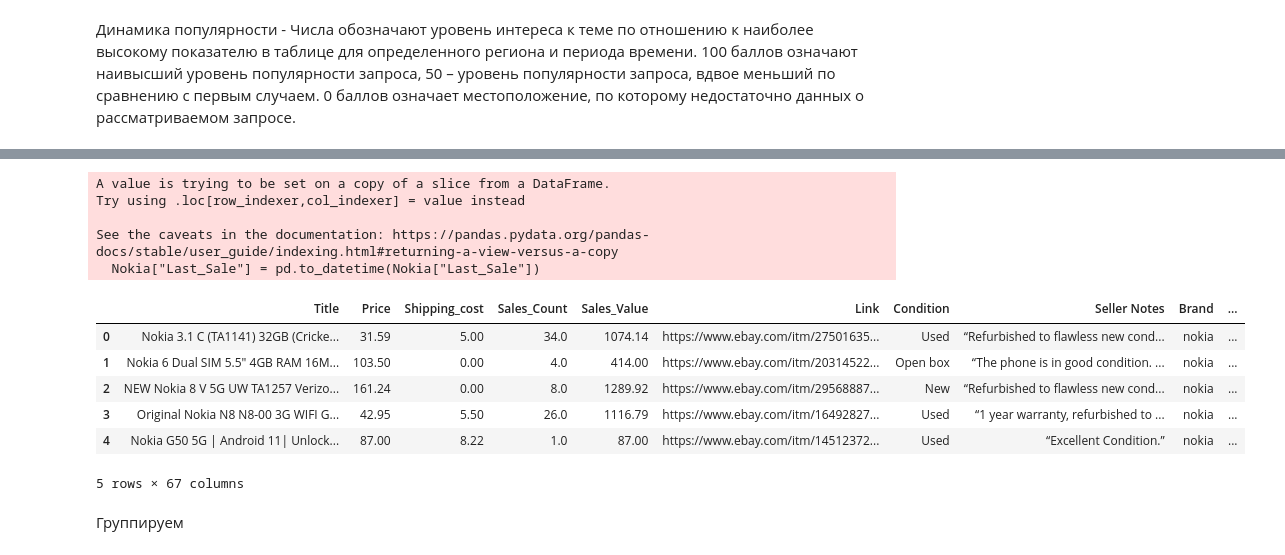
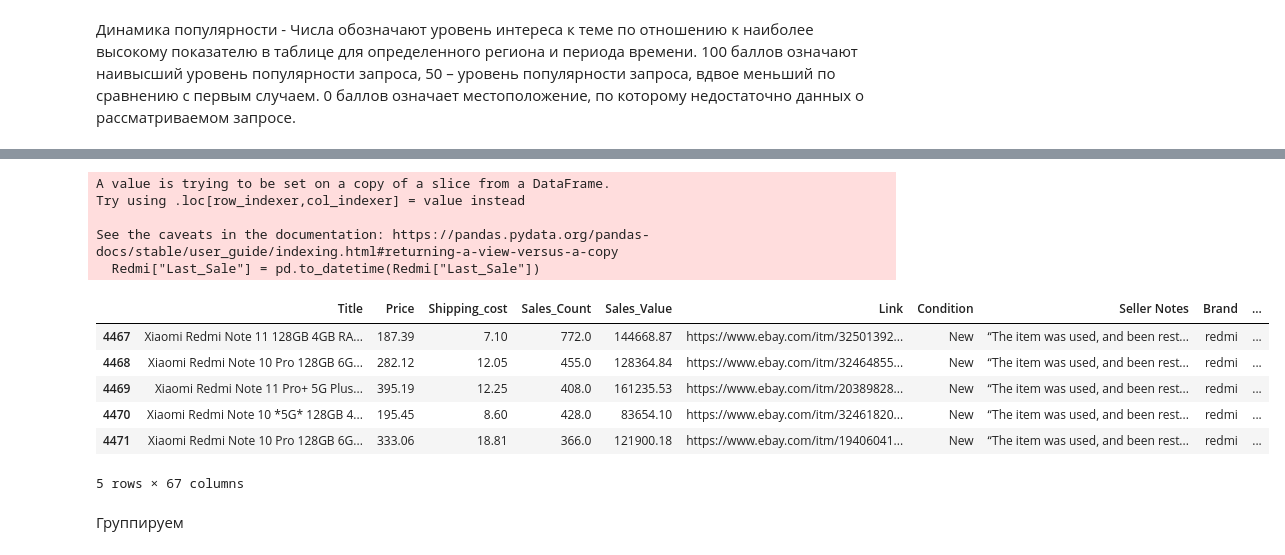
Before and after one commit to AleksKids/hedonistic-demand-from-ebay, a Jupyter notebook: ML/Using model and analyse.ipynb, the cells around one changed output, grey strips where cells are left out. Saved outputs shown, nothing was run; the diff lists cells and outputs as text; code cells hidden in the pictures.

```diff
--- a/ML/Using model and analyse.ipynb
+++ b/ML/Using model and analyse.ipynb
@@ -230,19 +246,19 @@ nokia_trends = ((nokia_trends-nokia_trends.min(axis=0))/(nokia_trends.max(axis=0
 # %%
-Nokia = target[target["Brand"] == "nokia"]
-Nokia["Last_Sale"] = pd.to_datetime(Nokia["Last_Sale"])
-Nokia.head()
+Redmi = target[target["Brand"] == "redmi"]
+Redmi["Last_Sale"] = pd.to_datetime(Redmi["Last_Sale"])
+Redmi.head()
 # %% [output]
 A value is trying to be set on a copy of a slice from a DataFrame.
 Try using .loc[row_indexer,col_indexer] = value instead
 
 See the caveats in the documentation: https://pandas.pydata.org/pandas-docs/stable/user_guide/indexing.html#returning-a-view-versus-a-copy
-  Nokia["Last_Sale"] = pd.to_datetime(Nokia["Last_Sale"])
+  Redmi["Last_Sale"] = pd.to_datetime(Redmi["Last_Sale"])
 |  | Title | Price | Shipping_cost | Sales_Count | Sales_Value | Link | Condition | Seller Notes | Brand | ... |
-| 0 | Nokia 3.1 C (TA1141) 32GB (Cricke... | 31.59 | 5.00 | 34.0 | 1074.14 | https://www.ebay.com/itm/27501635... | Used | “Refurbished to flawless new cond... | nokia | ... |
-| 1 | Nokia 6 Dual SIM 5.5" 4GB RAM 16M... | 103.50 | 0.00 | 4.0 | 414.00 | https://www.ebay.com/itm/20314522... | Open box | “The phone is in good condition. ... | nokia | ... |
-| 2 | NEW Nokia 8 V 5G UW TA1257 Verizo... | 161.24 | 0.00 | 8.0 | 1289.92 | https://www.ebay.com/itm/29568887... | New | “Refurbished to flawless new cond... | nokia | ... |
-| 3 | Original Nokia N8 N8-00 3G WIFI G... | 42.95 | 5.50 | 26.0 | 1116.79 | https://www.ebay.com/itm/16492827... | Used | “1 year warranty, refurbished to ... | nokia | ... |
-| 4 | Nokia G50 5G | Android 11| Unlock... | 87.00 | 8.22 | 1.0 | 87.00 | https://www.ebay.com/itm/14512372... | Used | “Excellent Condition.” | nokia | ... |
+| 4467 | Xiaomi Redmi Note 11 128GB 4GB RA... | 187.39 | 7.10 | 772.0 | 144668.87 | https://www.ebay.com/itm/32501392... | New | “The item was used, and been rest... | redmi | ... |
+| 4468 | Xiaomi Redmi Note 10 Pro 128GB 6G... | 282.12 | 12.05 | 455.0 | 128364.84 | https://www.ebay.com/itm/32464855... | New | “The item was used, and been rest... | redmi | ... |
+| 4469 | Xiaomi Redmi Note 11 Pro+ 5G Plus... | 395.19 | 12.25 | 408.0 | 161235.53 | https://www.ebay.com/itm/20389828... | New | “The item was used, and been rest... | redmi | ... |
+| 4470 | Xiaomi Redmi Note 10 *5G* 128GB 4... | 195.45 | 8.60 | 428.0 | 83654.10 | https://www.ebay.com/itm/32461820... | New | “The item was used, and been rest... | redmi | ... |
+| 4471 | Xiaomi Redmi Note 10 Pro 128GB 6G... | 333.06 | 18.81 | 366.0 | 121900.18 | https://www.ebay.com/itm/19406041... | New | “The item was used, and been rest... | redmi | ... |
 5 rows × 67 columns
 # %% [markdown]
 
```
Also changed, not shown: parts of 6 cells of this notebook, 1 other file.
